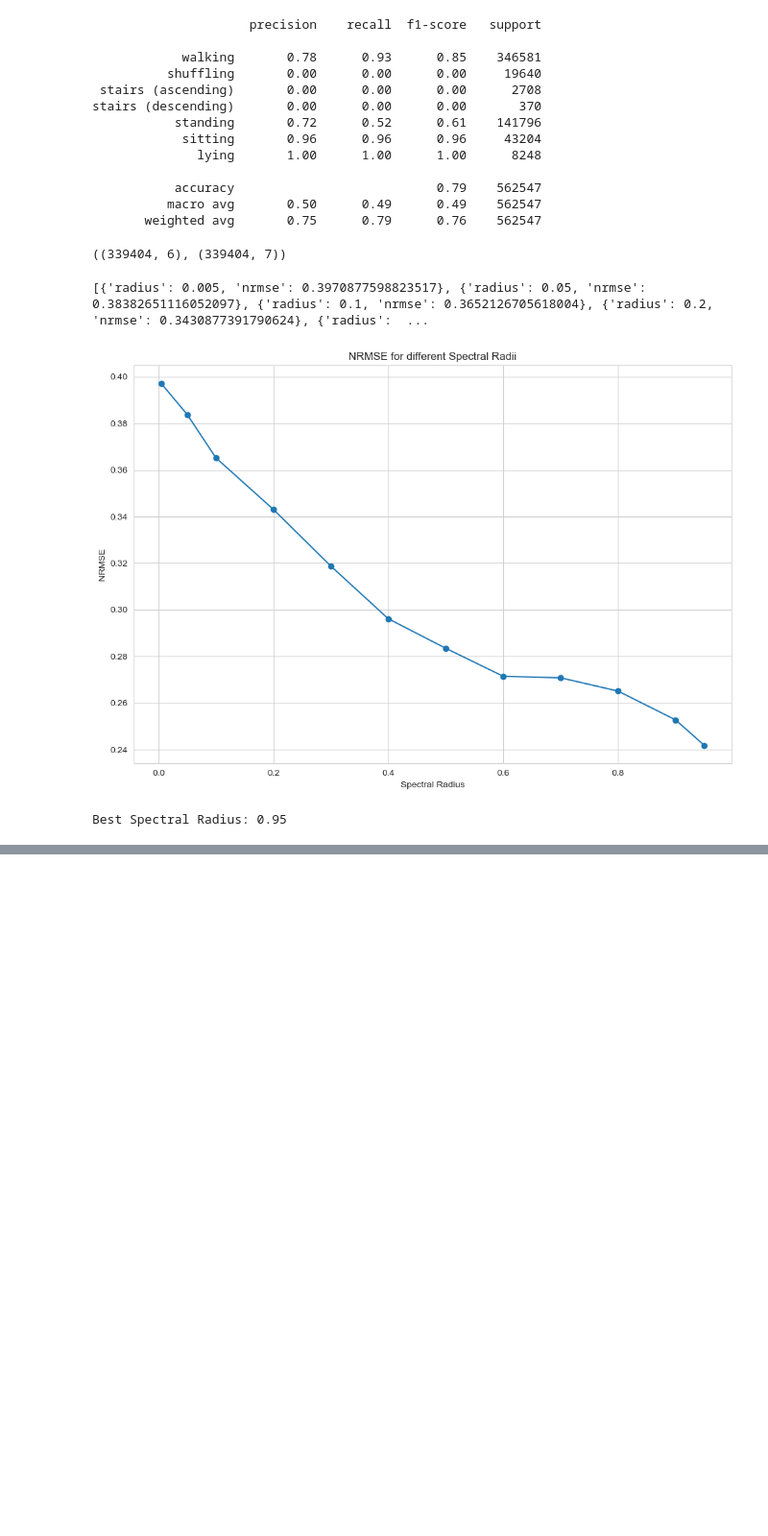
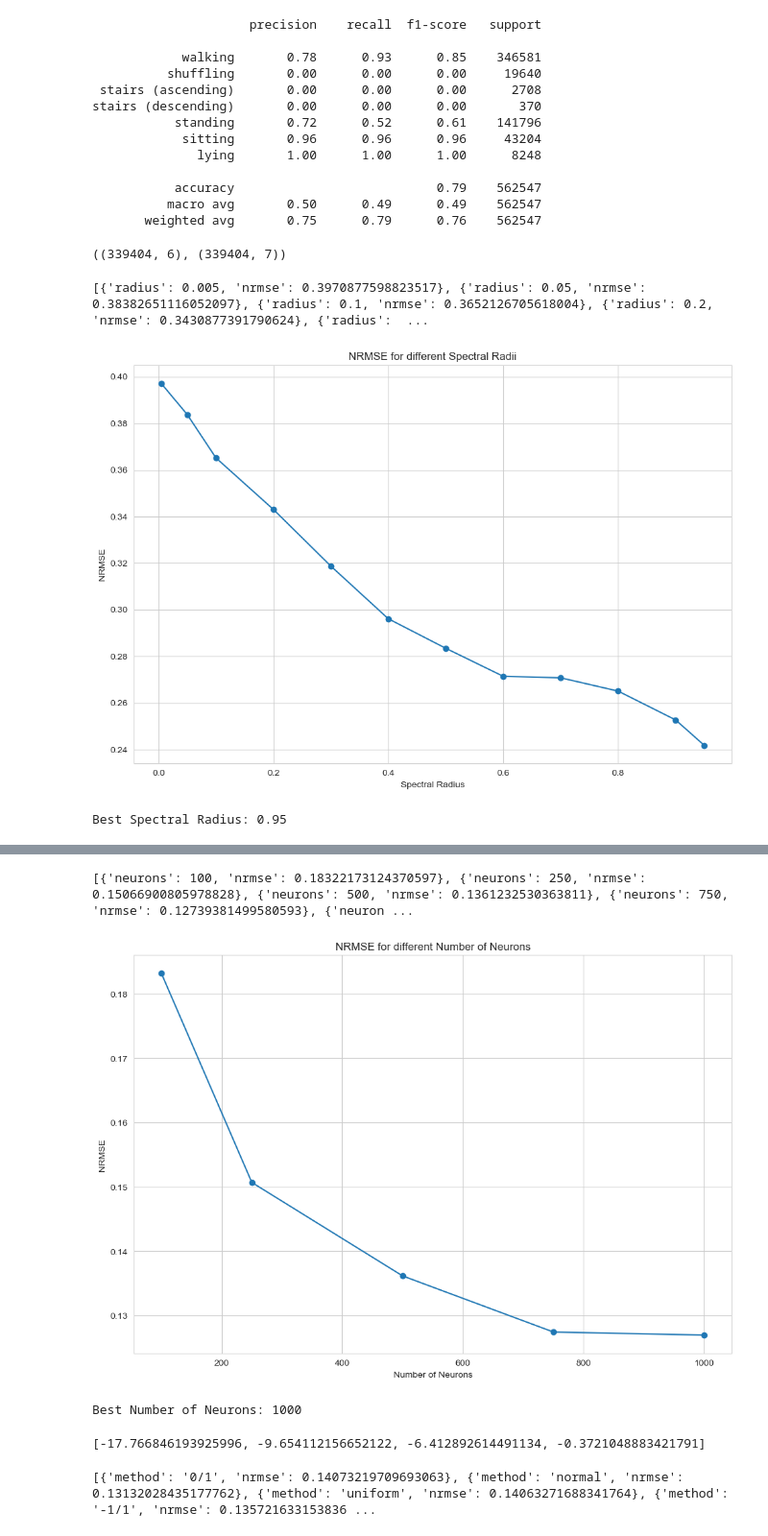
Before and after one commit to 007spy9/COM6906-Dissertation, a Jupyter notebook: training/basicESN_har70.ipynb, the cells around one changed output, grey strips where cells are left out. Shown at 96% size. Drawn from its saved outputs; the diff is of its cells as text; code cells hidden in the pictures; blank space fills up the shorter version.

```diff
--- a/training/basicESN_har70.ipynb
+++ b/training/basicESN_har70.ipynb
@@ -672,6 +679,6 @@ if run_gamma:
         results = Parallel(n_jobs=4)(delayed(evaluate_gamma)(gamma) for gamma in gammas)
 
 else:
-    results = []
+    results = [{'gamma': 0.01, 'nrmse': 0.3349602855101908}, {'gamma': 0.05, 'nrmse': 0.33045212706131855}, {'gamma': 0.1, 'nrmse': 0.3290671066122628}, {'gamma': 0.2, 'nrmse': 0.29955513273731876}, {'gamma': 0.3, 'nrmse': 0.24673740826225551}, {'gamma': 0.4, 'nrmse': 0.22749927728185315}, {'gamma': 0.5, 'nrmse': 0.22418029881240797}, {'gamma': 0.6, 'nrmse': 0.2155434353574596}, {'gamma': 0.7, 'nrmse': 0.21459169317536275}, {'gamma': 0.8, 'nrmse': 0.19456340750175669}, {'gamma': 0.9, 'nrmse': 0.18447620141525248}, {'gamma': 0.95, 'nrmse': 0.18382599604128477}, {'gamma': 0.99, 'nrmse': 0.18044621192767088}]
 # %%
 print(results)
@@ -697,5 +710,5 @@ print(f'Best Gamma: {best_gamma}')
 # %%
-run_density = True
+run_density = False
 # %%
 # Now we can optimise the density parameter
 # The density parameter is used to determine the sparsity of the input weights
@@ -753,6 +766,6 @@ if run_density:
         results = Parallel(n_jobs=4)(delayed(evaluate_density)(density) for density in densities)
 
 else:
-    results = []
+    results = [{'density': 0.01, 'nrmse': 0.23353197949175228}, {'density': 0.05, 'nrmse': 0.21794291184600953}, {'density': 0.1, 'nrmse': 0.17650854637966737}, {'density': 0.2, 'nrmse': 0.1499906587161872}, {'density': 0.3, 'nrmse': 0.15278724892963502}, {'density': 0.4, 'nrmse': 0.13531609959415156}, {'density': 0.5, 'nrmse': 0.13072468336037607}, {'density': 0.6, 'nrmse': 0.14543399578391006}, {'density': 0.7, 'nrmse': 0.13741609370096877}, {'density': 0.8, 'nrmse': 0.14272817051782377}, {'density': 0.9, 'nrmse': 0.14367831433239842}, {'density': 0.95, 'nrmse': 0.14945441480562682}]
 # %%
 print(results)
@@ -777,0 +797,2 @@ print(f'Best Density: {best_density}')
+# %%
+run_neurons = False
@@ -777,0 +854,38 @@ print(f'Best Density: {best_density}')
+# %%
+print(results)
+# %% [output]
+[{'neurons': 100, 'nrmse': 0.18322173124370597}, {'neurons': 250, 'nrmse': 0.15066900805978828}, {'neurons': 500, 'nrmse': 0.1361232530363811}, {'neurons': 750, 'nrmse': 0.12739381499580593}, {'neuron ...
+# %%
+# Now we can plot the NRMSE for each number of neurons
+
+neurons = [result['neurons'] for result in results]
+nrmse = [result['nrmse'] for result in results]
+
+plt.figure(figsize=(10, 7))
+plt.plot(neurons, nrmse, marker='o')
+
+plt.xlabel('Number of Neurons')
+plt.ylabel('NRMSE')
+
+plt.title('NRMSE for different Number of Neurons')
+
+plt.tight_layout()
+plt.show()
+# %% [output]
+[figure, added]
+# %%
+# Get the best number of neurons
+best_neurons = results[np.argmin(nrmse)]['neurons']
+
+print(f'Best Number of Neurons: {best_neurons}')
+# %% [output]
+Best Number of Neurons: 1000
+# %%
+# Looking at the graph, there is diminishing returns after 500 neurons, but to check, lets calculate the change in NRMSE for each number of neurons
+
+# Calculate the change in NRMSE for each number of neurons as a percentage of the previous value
+nrmse_change = [((nrmse[i] - nrmse[i-1]) / nrmse[i-1]) * 100 for i in range(1, len(nrmse))]
+
+print(nrmse_change)
+# %% [output]
+[-17.766846193925996, -9.654112156652122, -6.412892614491134, -0.3721048883421791]
@@ -777,0 +964,4 @@ print(f'Best Density: {best_density}')
+# %%
+print(results)
+# %% [output]
+[{'method': '0/1', 'nrmse': 0.14073219709693063}, {'method': 'normal', 'nrmse': 0.13132028435177762}, {'method': 'uniform', 'nrmse': 0.14063271688341764}, {'method': '-1/1', 'nrmse': 0.135721633153836 ...
```
Also changed, not shown: parts of 24 cells of this notebook, 4 other files.
